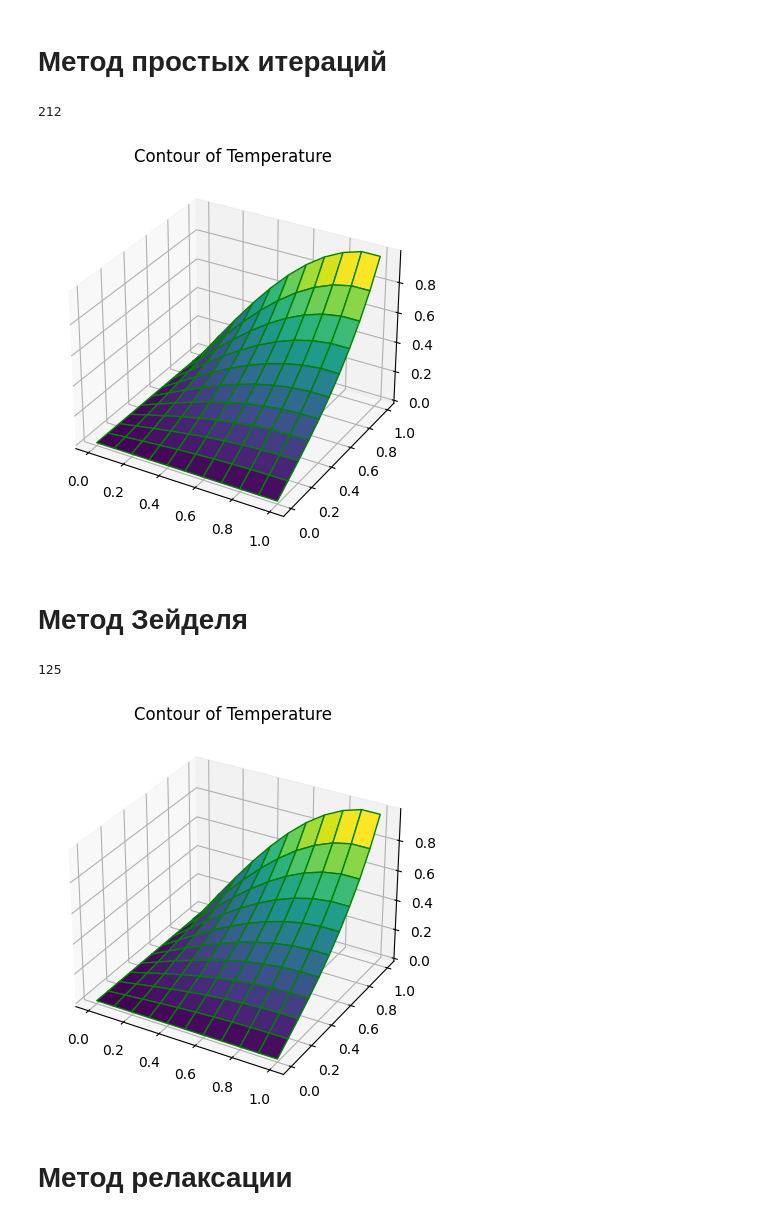
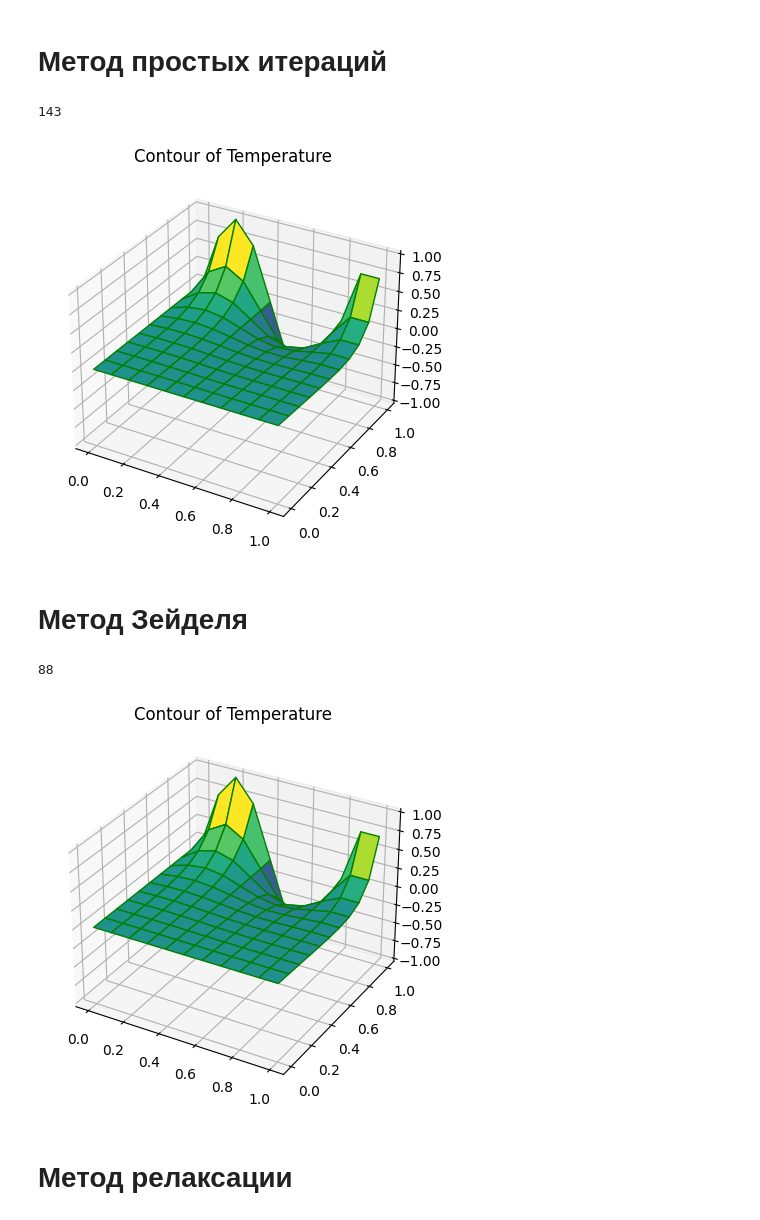
Before and after one commit to DankoDmitry/university, a Jupyter notebook: NumM/2024/11.03.2024/Laplas.ipynb, the cells around one changed output. Cells and saved outputs as stored; diff of their text form; code cells hidden in the pictures.

```diff
--- a/NumM/2024/11.03.2024/Laplas.ipynb
+++ b/NumM/2024/11.03.2024/Laplas.ipynb
@@ -14,7 +14,7 @@ def Messure(A, B):
     return np.sqrt(s)
 
 def U_b(x):
-    return np.sin(np.pi * x / 2)
+    return np.sin(5*np.pi * x / 2)
 
 def LaPlaS_Simp(L_b, U_b, D_b, l, h, E):
     N = int(l/h) + 1
@@ -35,35 +35,35 @@ def LaPlaS_Simp(L_b, U_b, D_b, l, h, E):
         y = x_s
         for i in range(1, N-1):
             for j in range(1, N-1):
                 y[i,j] = (x[i-1,j]+x[i+1,j]+x[i,j-1]+x[i,j+1])/4
         y[-1] = y[-2]
 
         dif = Messure(x, y)
         if dif == 0: dif = 1
         x = y.copy()
 
         k+=1
     print(k)
     return (x)
 
 def main():
     h = 0.1
     colorinterpolation = 50
     colourMap = plt.cm.jet
 
     x, y = np.linspace(0, 1, int(1/h) + 1), np.linspace(0, 1, int(1/h) + 1)
     X, Y = np.meshgrid(x, y)
     Z = LaPlaS_Simp(0, U_b, 0, 1, h, 0.0001)
 
     ax = plt.axes(projection='3d')
     ax.plot_surface(Y, X, Z, cmap='viridis', edgecolor='green')
     ax.set_title('Contour of Temperature')
     plt.show()
 
 main()
 # %% [output]
-212
+143
-[figure, old version]
+[figure, new version]
 # %% [markdown]
 # Метод Зейделя
 # %%
@@ -77,7 +77,7 @@ def Messure(A, B):
     return np.sqrt(s)
 
 def U_b(x):
-    return np.sin(np.pi * x / 2)
+    return np.sin(5*np.pi * x / 2)
 
 def LaPlaS_Zeydel(L_b, U_b, D_b, l, h, E):
     N = int(l/h) + 1
@@ -124,8 +124,8 @@ def main():
 
 main()
 # %% [output]
-125
+88
-[figure, old version]
+[figure, new version]
 # %% [markdown]
 # Метод релаксации
 # %%
```
Also changed, not shown: parts of 3 cells of this notebook, 4 other files.
